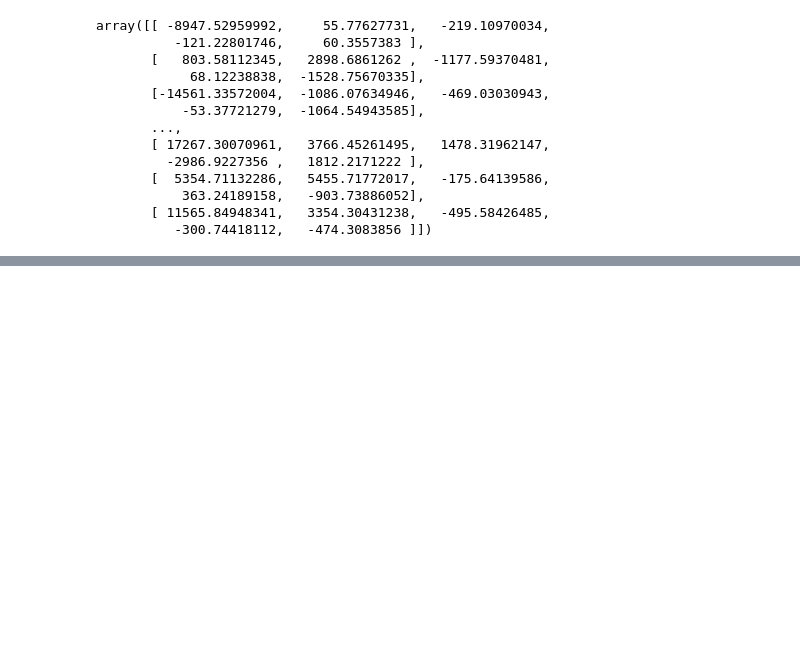
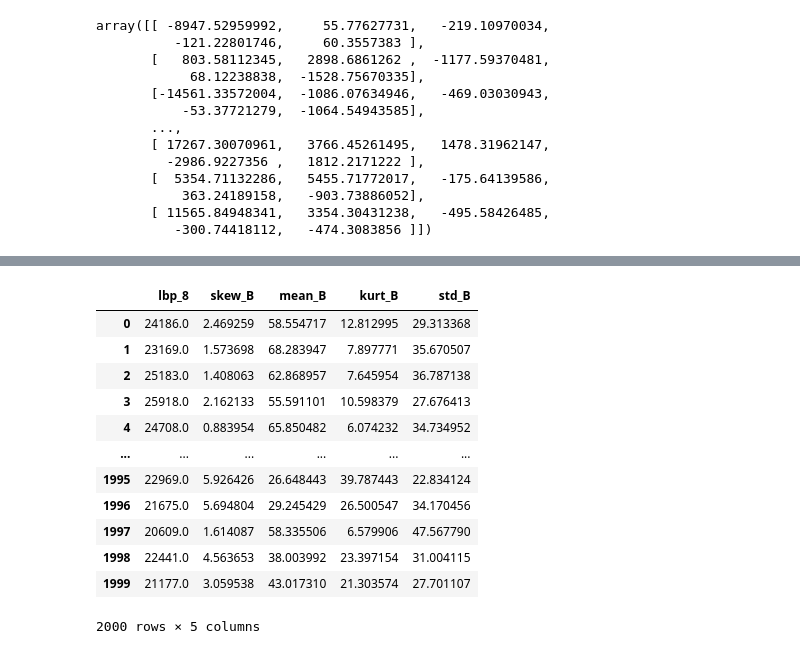
Before and after one commit to zeerafle/oil-palm-stem, a Jupyter notebook: disease_detection.ipynb, the cells around one changed output, grey strips where cells are left out. Saved outputs shown, nothing was run; the diff lists cells and outputs as text; code cells hidden in the pictures; blank space fills up the shorter version.

```diff
--- a/disease_detection.ipynb
+++ b/disease_detection.ipynb
@@ -330,0 +390,20 @@ np.savetxt(os.path.join('data', 'reduced_orig_img_features.csv'), reduced_orig_i
+# %%
+mi = mutual_info_classif(orig_img_df, orig_img_label)
+sorted_indices = np.argsort(mi)
+top_indices = sorted_indices[-5:]
+reduced_orig_img_features_mi = orig_img_df.iloc[:, top_indices]
+reduced_orig_img_features_mi
+# %% [output]
+|  | lbp_8 | skew_B | mean_B | kurt_B | std_B |
+| 0 | 24186.0 | 2.469259 | 58.554717 | 12.812995 | 29.313368 |
+| 1 | 23169.0 | 1.573698 | 68.283947 | 7.897771 | 35.670507 |
+| 2 | 25183.0 | 1.408063 | 62.868957 | 7.645954 | 36.787138 |
+| 3 | 25918.0 | 2.162133 | 55.591101 | 10.598379 | 27.676413 |
+| 4 | 24708.0 | 0.883954 | 65.850482 | 6.074232 | 34.734952 |
+| ... | ... | ... | ... | ... | ... |
+| 1995 | 22969.0 | 5.926426 | 26.648443 | 39.787443 | 22.834124 |
+| 1996 | 21675.0 | 5.694804 | 29.245429 | 26.500547 | 34.170456 |
+| 1997 | 20609.0 | 1.614087 | 58.335506 | 6.579906 | 47.567790 |
+| 1998 | 22441.0 | 4.563653 | 38.003992 | 23.397154 | 31.004115 |
+| 1999 | 21177.0 | 3.059538 | 43.017310 | 21.303574 | 27.701107 |
+2000 rows × 5 columns
```
Also changed, not shown: parts of 9 cells of this notebook, 4 other files.
